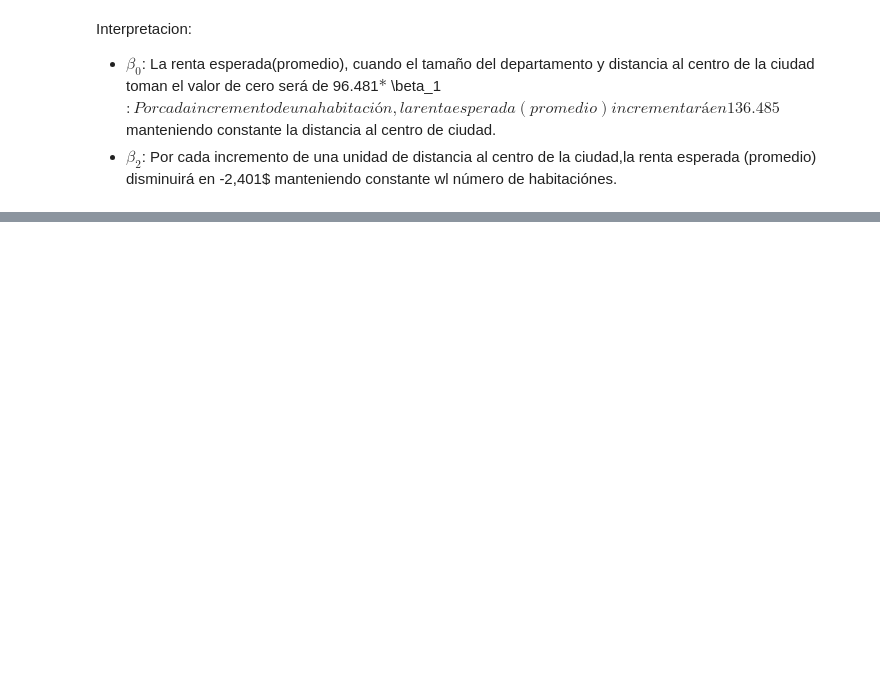
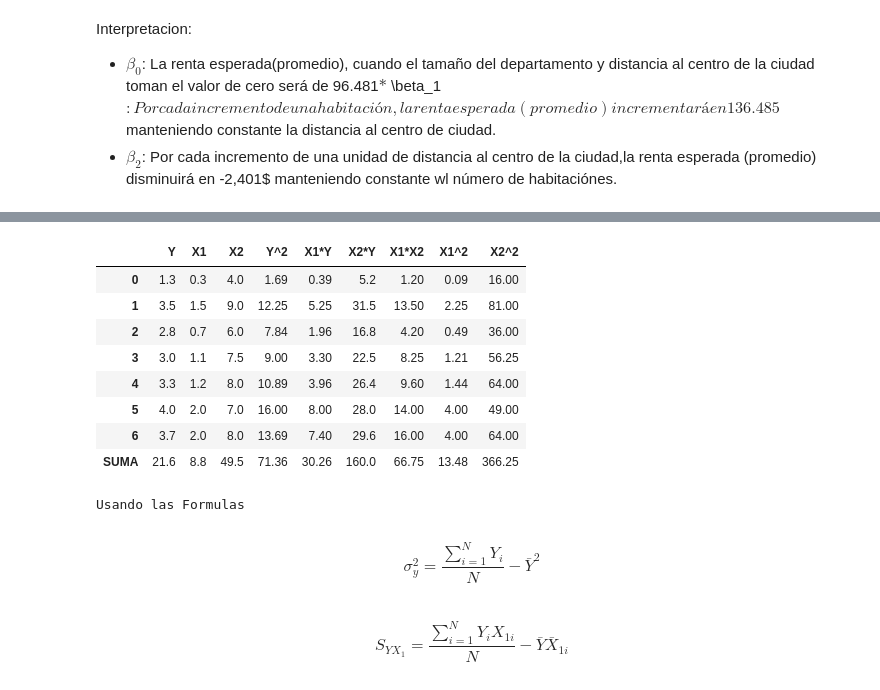
Before and after one commit to ElderJV/UNI-VERANO, a Jupyter notebook: EstadisticaInferencial/Ejercicios_S8.ipynb, the cells around one changed output, grey strips where cells are left out. Cells and saved outputs as stored; diff of their text form; code cells hidden in the pictures; blank space fills up the shorter version.

```diff
--- a/EstadisticaInferencial/Ejercicios_S8.ipynb
+++ b/EstadisticaInferencial/Ejercicios_S8.ipynb
@@ -737,0 +721,78 @@ El 81.1% de la variabilidad de la variable Resistencia es explicado por el model
+# %%
+# Datos
+a = 0.05 # -> General
+y = [1.3,3.5,2.8,3,3.3,4,3.7]
+X1 = [0.3,1.5,0.7,1.1,1.2,2,2]
+X2 = [4,9,6,7.5,8,7,8]
+n = len(y)
+
+# Calculo de Sumas Y/X1/X2/Y^2/X1*Y/X2*Y/X1*X2/X1^2/X2^2
+X1xY=[]
+X2xY=[]
+X1xX2=[]
+X1_2 = []
+X2_2 = []
+Y_2 = []
+for posC,numero in enumerate(y):
+    valorX1xY = X1[posC]*numero
+    valorX2xY = X2[posC]*numero
+    valorX1xX2 = X1[posC]*X2[posC]
+    valorX1_2 = X1[posC]**2
+    valorX2_2 = X2[posC]**2
+    X1xY.append(valorX1xY)
+    X2xY.append(valorX2xY)
+    X1xX2.append(valorX1xX2)
+    X1_2.append(valorX1_2)
+    X2_2.append(valorX2_2)
+    Y_2.append(numero**2)
+
+# ---------Crear una Tabla------------
+Tabla1 = {
+    'Y': y+[sum(y)],
+    'X1': X1+[sum(X1)],
+    'X2': X2+[sum(X2)],
+    'Y^2':Y_2+[sum(Y_2)],
+    'X1*Y': X1xY+[sum(X1xY)],
+    'X2*Y': X2xY+[sum(X2xY)],
+    'X1*X2': X1xX2+[sum(X1xX2)],
+    'X1^2': X1_2+[sum(X1_2)],
+    'X2^2': X2_2+[sum(X2_2)]
+}
+tb1 = pd.DataFrame(Tabla1)
+tb1 = tb1.rename(index={n:'SUMA',n+1:'PROMEDIO'})
+# ---------Mostrar el DataFrame-----
+display(tb1)
+
+print("\nUsando las Formulas")
+display(di.Markdown("$$\sigma_y^2=\\frac{\sum_{i=1}^NY_i}N-\\bar{Y}^2$$"))
+display(di.Markdown("$$S_{YX_1}=\\frac{\sum_{i=1}^NY_iX_{1i}}{N}-\\bar{Y}\\bar{X}_{1i}$$"))
+
+# Calculamos las varibales que tienen el modelo de regresion Multiple
+Oy_2 = (sum(Y_2)/n)-(sum(y)/n)**2
+Ox1_2 = (sum(X1_2)/n)-(sum(X1)/n)**2
+Ox2_2 = (sum(X2_2)/n)-(sum(X2)/n)**2
+Syx1 = (sum(X1xY)/n)-((sum(y)/n)*sum(X1)/n)
+Syx2 = (sum(X2xY)/n)-((sum(y)/n)*sum(X2)/n)
+Sx2x1 = (sum(X1xX2)/n)-((sum(X1)/n)*sum(X2)/n)
+
+print("Oy^2=",Oy_2,"\nOx1^2=",Ox1_2,"\nOx2^2=",Ox2_2,"\nSyx1=",Syx1,"\nSyx2=",Syx2,"\nSx2x1=",Sx2x1)
+
+# Definir una matriz
+matriz = np.array([[ Oy_2, Syx1,Syx2],
+                   [Syx1,Ox1_2,Sx2x1],
+                   [Syx2,Sx2x1,Ox2_2]])
+print("\nMatriz:")
+print(matriz)
+# %% [output]
+|  | Y | X1 | X2 | Y^2 | X1*Y | X2*Y | X1*X2 | X1^2 | X2^2 |
+| 0 | 1.3 | 0.3 | 4.0 | 1.69 | 0.39 | 5.2 | 1.20 | 0.09 | 16.00 |
+| 1 | 3.5 | 1.5 | 9.0 | 12.25 | 5.25 | 31.5 | 13.50 | 2.25 | 81.00 |
+| 2 | 2.8 | 0.7 | 6.0 | 7.84 | 1.96 | 16.8 | 4.20 | 0.49 | 36.00 |
+| 3 | 3.0 | 1.1 | 7.5 | 9.00 | 3.30 | 22.5 | 8.25 | 1.21 | 56.25 |
+| 4 | 3.3 | 1.2 | 8.0 | 10.89 | 3.96 | 26.4 | 9.60 | 1.44 | 64.00 |
+| 5 | 4.0 | 2.0 | 7.0 | 16.00 | 8.00 | 28.0 | 14.00 | 4.00 | 49.00 |
+| 6 | 3.7 | 2.0 | 8.0 | 13.69 | 7.40 | 29.6 | 16.00 | 4.00 | 64.00 |
+| SUMA | 21.6 | 8.8 | 49.5 | 71.36 | 30.26 | 160.0 | 66.75 | 13.48 | 366.25 |
+Usando las Formulas
+$$\sigma_y^2=\frac{\sum_{i=1}^NY_i}N-\bar{Y}^2$$
+$$S_{YX_1}=\frac{\sum_{i=1}^NY_iX_{1i}}{N}-\bar{Y}\bar{X}_{1i}$$
```
Also changed, not shown: parts of 16 cells of this notebook, 9 other files.
